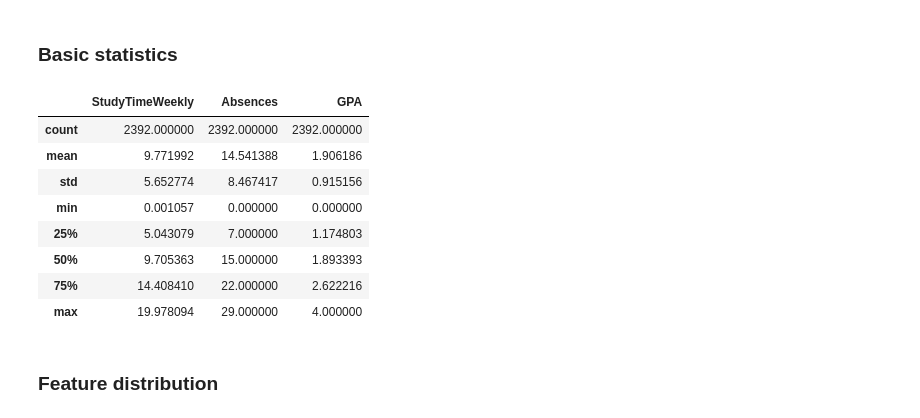
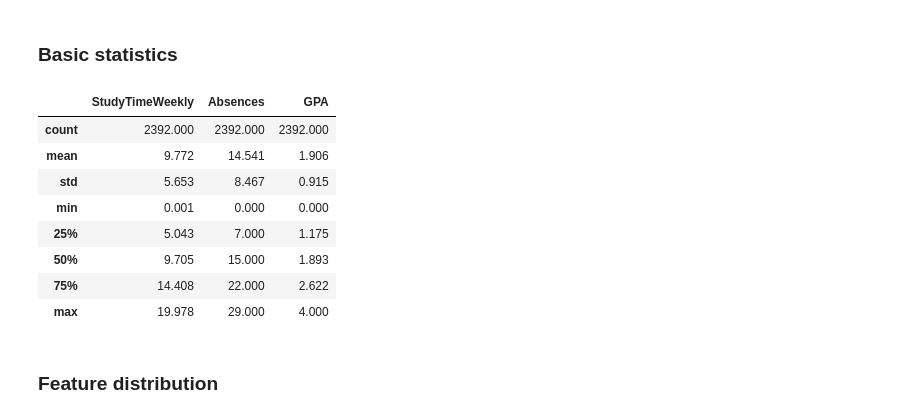
Before and after one commit to dstpnwska/StudentsPerformance, a Jupyter notebook: students-performance.ipynb, the cells around one changed output. Saved outputs shown, nothing was run; the diff lists cells and outputs as text; code cells hidden in the pictures.

```diff
--- a/students-performance.ipynb
+++ b/students-performance.ipynb
@@ -80,17 +84,17 @@ There are no duplicated rows
 # %% [markdown]
 ### Basic statistics
 # %%
-data[['StudyTimeWeekly','Absences','GPA']].describe()
+round(data[['StudyTimeWeekly','Absences','GPA']].describe(),3)
 # %% [output]
 |  | StudyTimeWeekly | Absences | GPA |
-| count | 2392.000000 | 2392.000000 | 2392.000000 |
-| mean | 9.771992 | 14.541388 | 1.906186 |
-| std | 5.652774 | 8.467417 | 0.915156 |
-| min | 0.001057 | 0.000000 | 0.000000 |
-| 25% | 5.043079 | 7.000000 | 1.174803 |
-| 50% | 9.705363 | 15.000000 | 1.893393 |
-| 75% | 14.408410 | 22.000000 | 2.622216 |
-| max | 19.978094 | 29.000000 | 4.000000 |
+| count | 2392.000 | 2392.000 | 2392.000 |
+| mean | 9.772 | 14.541 | 1.906 |
+| std | 5.653 | 8.467 | 0.915 |
+| min | 0.001 | 0.000 | 0.000 |
+| 25% | 5.043 | 7.000 | 1.175 |
+| 50% | 9.705 | 15.000 | 1.893 |
+| 75% | 14.408 | 22.000 | 2.622 |
+| max | 19.978 | 29.000 | 4.000 |
 # %% [markdown]
 ### Feature distribution
 # %%
```
Also changed, not shown: parts of 20 cells of this notebook.
